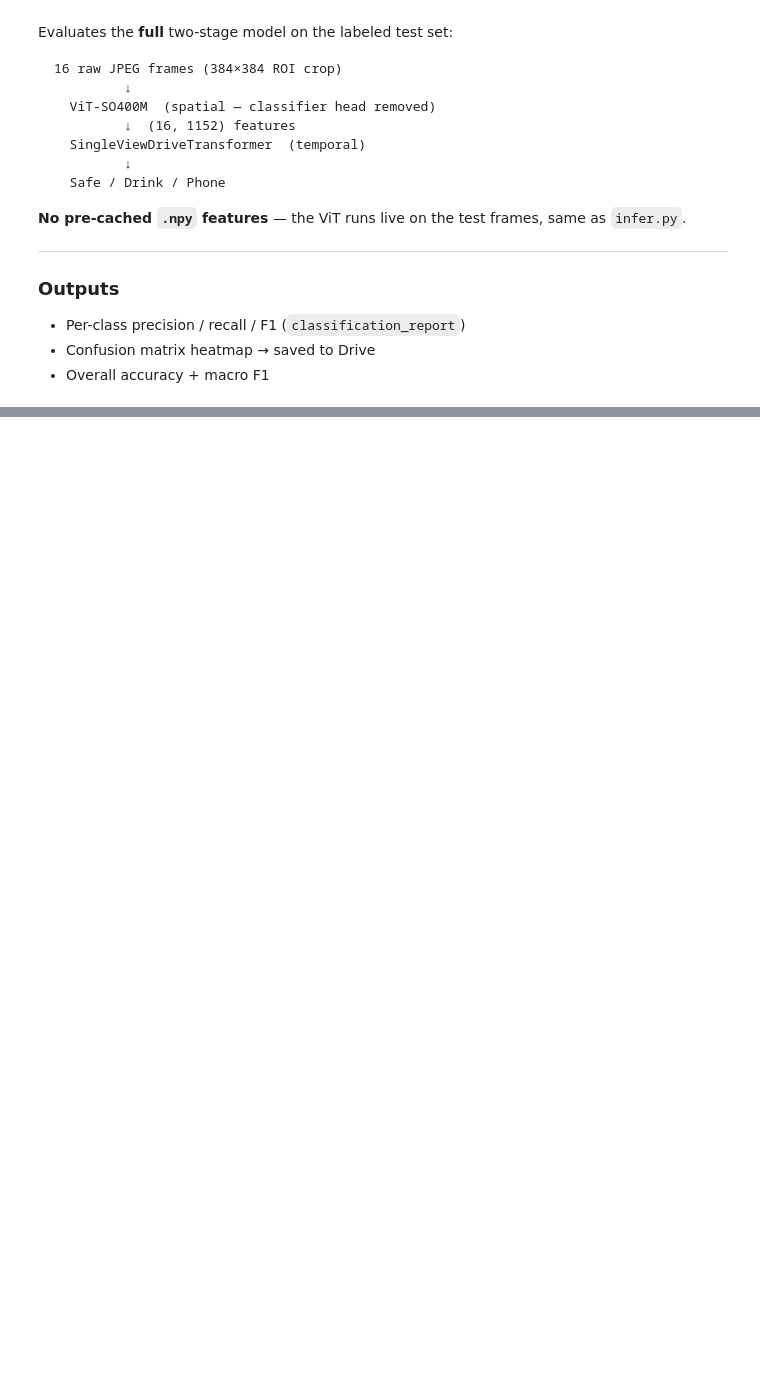
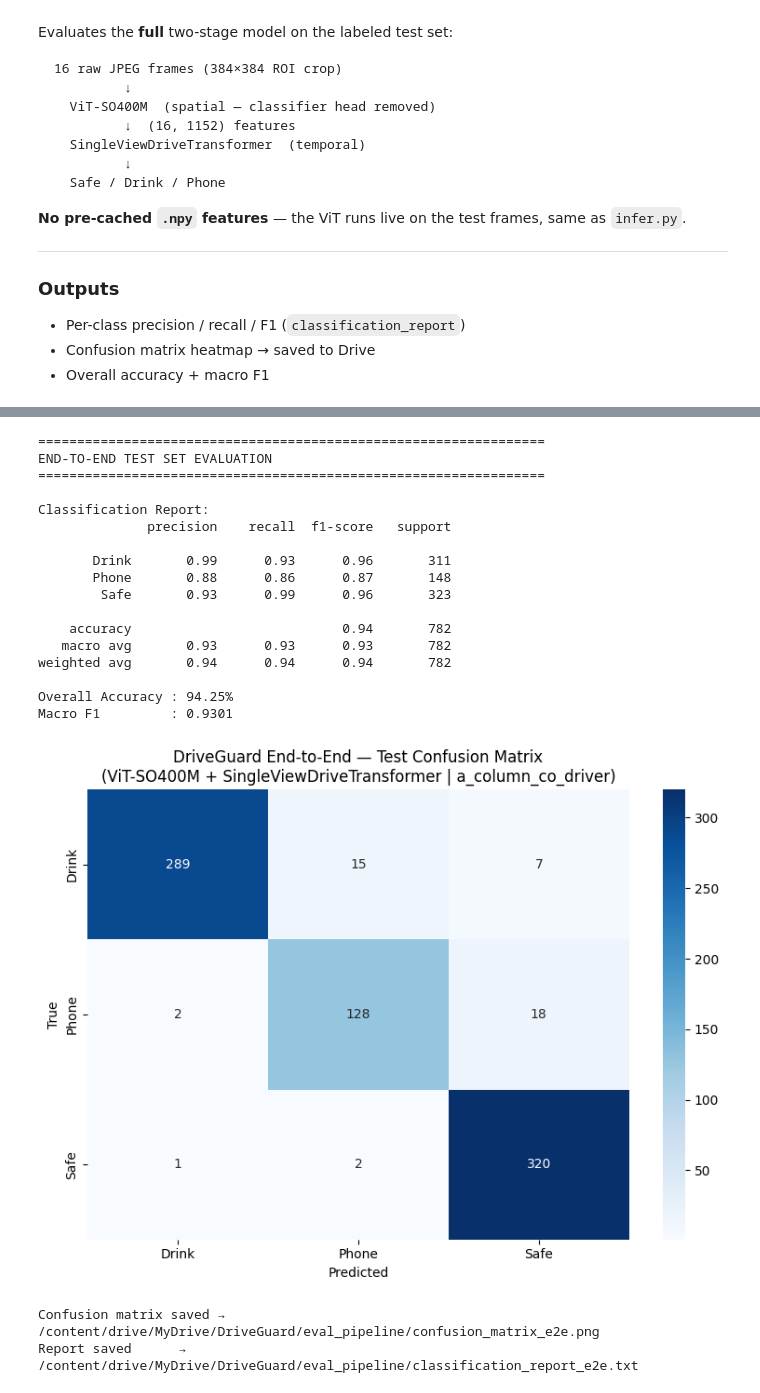
Before and after one commit to OfekSagiv/Drive-Guard, a Jupyter notebook: pipelines/vit_transformer/evaluate_pipeline_driveguard.ipynb, the cells around one changed output, grey strips where cells are left out. Saved outputs shown, nothing was run; the diff lists cells and outputs as text; code cells hidden in the pictures; blank space fills up the shorter version.

```diff
--- a/pipelines/vit_transformer/evaluate_pipeline_driveguard.ipynb
+++ b/pipelines/vit_transformer/evaluate_pipeline_driveguard.ipynb
@@ -375,49 +421,92 @@ print(f'\nInference complete — {len(all_preds)} sequences evaluated.')
 # %%
-# Cell 9 — Metrics, Confusion Matrix & Save
+# ── Cell 9 — Metrics, Confusion Matrix & Save ────────────────────────────────
+
 %matplotlib inline
+import os
 import matplotlib.pyplot as plt
 import seaborn as sns
+import torch
+import numpy as np
 from sklearn.metrics import classification_report, confusion_matrix, f1_score
+
+# Ensure predictions and labels are numpy arrays
+if torch.is_tensor(all_preds): all_preds = all_preds.cpu().numpy()
+if torch.is_tensor(all_labels): all_labels = all_labels.cpu().numpy()
+
+# Convert to numpy arrays if they are lists
+all_preds = np.array(all_preds)
+all_labels = np.array(all_labels)
 
 print('=' * 65)
 print('END-TO-END TEST SET EVALUATION')
 print('=' * 65)
 
-# ── Classification report ─────────────────────────────────────────────────────
+# ── 1. Classification Report ────────────────────────────────────────────────
 print('\nClassification Report:')
 report = classification_report(all_labels, all_preds, target_names=CFG['classes'])
 print(report)
 
-# ── Macro F1 + accuracy (sklearn — no version dependency) ────────────────────
+# ── 2. Metrics Calculation (Sklearn — Stable Version) ───────────────────────
 macro_f1 = f1_score(all_labels, all_preds, average='macro')
-accuracy  = sum(p == l for p, l in zip(all_preds, all_labels)) / len(all_labels)
+accuracy = (all_preds == all_labels).mean()
+
 print(f'Overall Accuracy : {accuracy * 100:.2f}%')
 print(f'Macro F1         : {macro_f1:.4f}')
 
-# ── Confusion matrix ──────────────────────────────────────────────────────────
+# ── 3. Confusion Matrix Visualization ───────────────────────────────────────
 cm = confusion_matrix(all_labels, all_preds)
-fig, ax = plt.subplots(figsize=(6, 5))
+plt.figure(figsize=(8, 6))
 sns.heatmap(
     cm, annot=True, fmt='d', cmap='Blues',
-    xticklabels=CFG['classes'], yticklabels=CFG['classes'], ax=ax
+    xticklabels=CFG['classes'],
+    yticklabels=CFG['classes']
 )
-ax.set_xlabel('Predicted')
-ax.set_ylabel('True')
-ax.set_title(f'DriveGuard End-to-End — Test Confusion Matrix\n'
-             f'(ViT-SO400M + SingleViewDriveTransformer | {CFG["camera"]})')
+
+plt.xlabel('Predicted')
+plt.ylabel('True')
+plt.title(f'DriveGuard End-to-End — Test Confusion Matrix\n'
+          f'(ViT-SO400M + SingleViewDriveTransformer | {CFG["camera"]})')
 plt.tight_layout()
 
+# Save matrix image
 cm_path = os.path.join(CFG['output_dir'], 'confusion_matrix_e2e.png')
 plt.savefig(cm_path, dpi=150)
 plt.show()
 print(f'\nConfusion matrix saved → {cm_path}')
 
-# ── Save classification report as text ───────────────────────────────────────
+# ── 4. Save classification report as text ───────────────────────────────────
 report_path = os.path.join(CFG['output_dir'], 'classification_report_e2e.txt')
 with open(report_path, 'w') as f:
+    f.write(f'DriveGuard Evaluation Results\n')
+    f.write(f'=' * 30 + '\n')
     f.write(f'Overall Accuracy : {accuracy * 100:.2f}%\n')
     f.write(f'Macro F1         : {macro_f1:.4f}\n\n')
+    f.write('Detailed Report:\n')
     f.write(report)
+
 print(f'Report saved      → {report_path}')
 
-cuda_cleanup()
+# ── 5. Cleanup ──────────────────────────────────────────────────────────────
+if 'cuda_cleanup' in globals():
+    cuda_cleanup()
+# %% [output]
+=================================================================
+END-TO-END TEST SET EVALUATION
+=================================================================
+
+Classification Report:
+              precision    recall  f1-score   support
+
+       Drink       0.99      0.93      0.96       311
+       Phone       0.88      0.86      0.87       148
+        Safe       0.93      0.99      0.96       323
+
+    accuracy                           0.94       782
+   macro avg       0.93      0.93      0.93       782
+weighted avg       0.94      0.94      0.94       782
+
+Overall Accuracy : 94.25%
+Macro F1         : 0.9301
+[figure, added]
+Confusion matrix saved → /content/drive/MyDrive/DriveGuard/eval_pipeline/confusion_matrix_e2e.png
+Report saved      → /content/drive/MyDrive/DriveGuard/eval_pipeline/classification_report_e2e.txt
```
Also changed, not shown: parts of 6 cells of this notebook, 1 other file.
